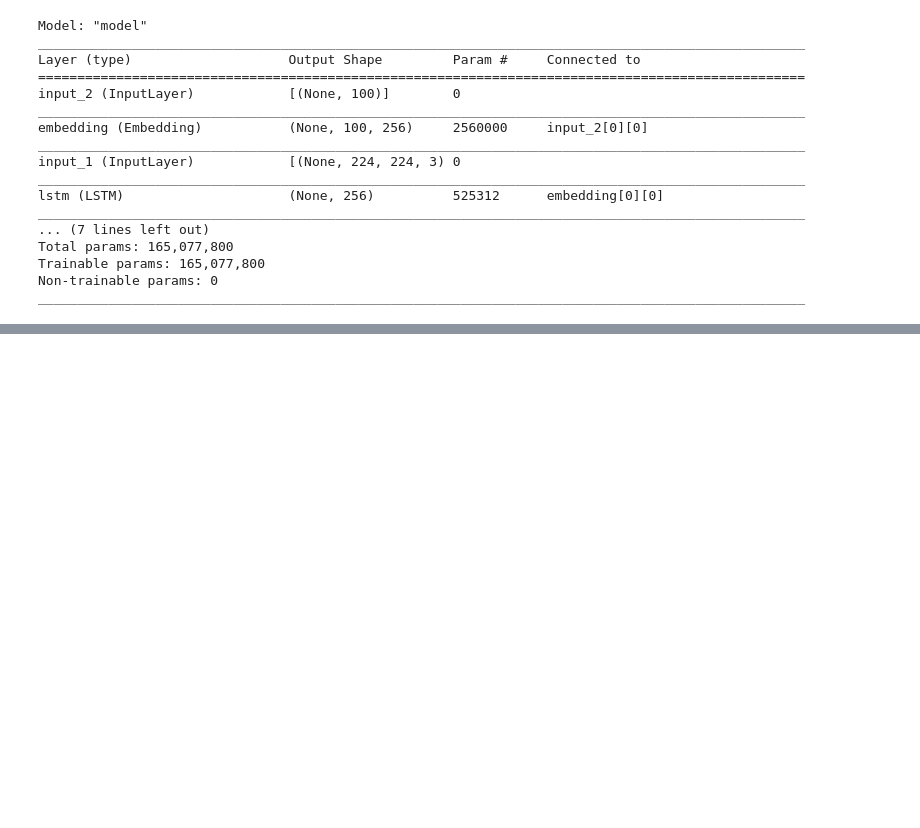
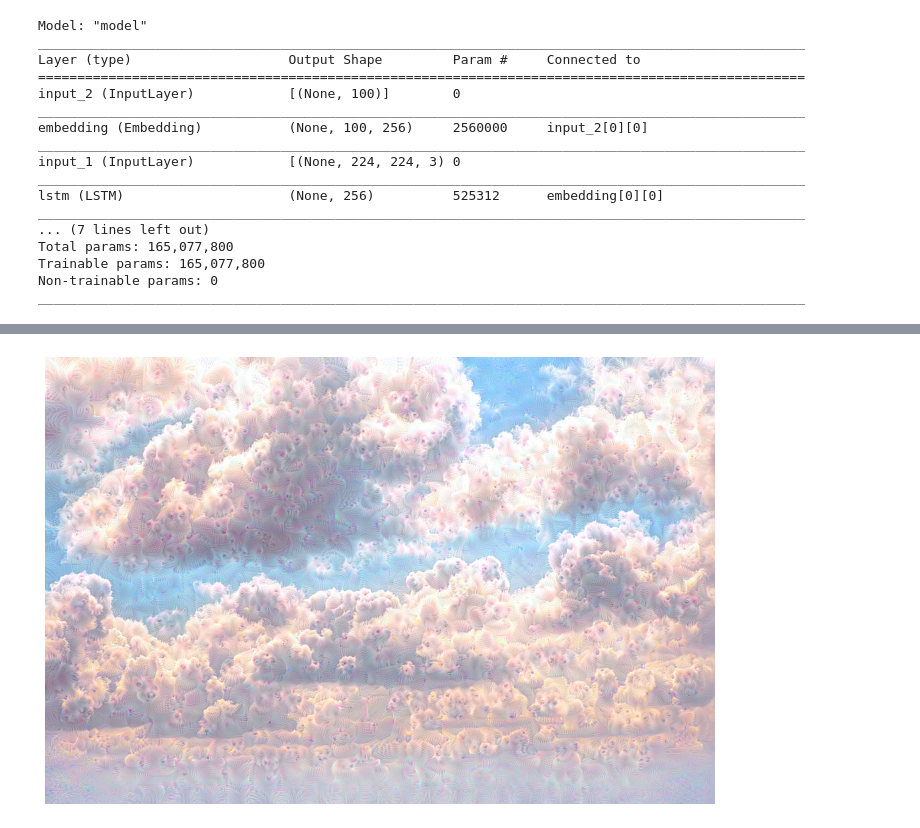
Before and after one commit to mohameddhameem/TensorflowCertification, a Jupyter notebook: Advanced_CNN.ipynb, the cells around one changed output, grey strips where cells are left out. Cells and saved outputs as stored; diff of their text form; code cells hidden in the pictures; blank space fills up the shorter version.

```diff
--- a/Advanced_CNN.ipynb
+++ b/Advanced_CNN.ipynb
@@ -530,0 +579,3 @@ ________________________________________________________________________________
+# %%
+inception_v3 = tf.keras.applications.InceptionV3(weights='imagenet',
+                                                 include_top=False)
@@ -530,0 +601,54 @@ ________________________________________________________________________________
+# %%
+def calc_loss(layer_activations):
+
+  total_loss = 0
+
+  for act in layer_activations:
+
+    # In gradient ascent, we'll want to maximize this value
+    # so our image increasingly "excites" the layer
+    loss = tf.math.reduce_mean(act)
+
+    # Normalize by the number of units in the layer
+    loss /= np.prod(act.shape)
+    total_loss += loss
+
+  return total_loss
+# %%
+# Convert our image into a variable for training
+img = tf.Variable(img)
+
+# Run a few iterations of gradient ascent
+steps = 400
+
+for step in range(steps):
+
+  with tf.GradientTape() as tape:
+    activations = forward(img)
+    loss = calc_loss(activations)
+
+  # How cool is this? It's the gradient of the
+  # loss (how excited the layer is) with respect to the
+  # pixels of our random image!
+  gradients = tape.gradient(loss, img)
+
+  # Normalize the gradients
+  gradients /= gradients.numpy().std() + 1e-8
+
+  # Update our image by directly adding the gradients
+  # (because they're the same shape!)
+  img.assign_add(gradients)
+
+  if step % 50 == 0:
+    clear_output()
+    print ("Step %d, loss %f" % (step, loss))
+    show(deprocess(img.numpy()))
+    plt.show()
+
+# Let's see the result
+# Notice we're calling .numpy() here, which
+# takes us from TensorFlow land -> NumPy land
+clear_output()
+show(deprocess(img.numpy()))
+# %% [output]
+[figure, added]
```
Also changed, not shown: parts of 6 cells of this notebook.
